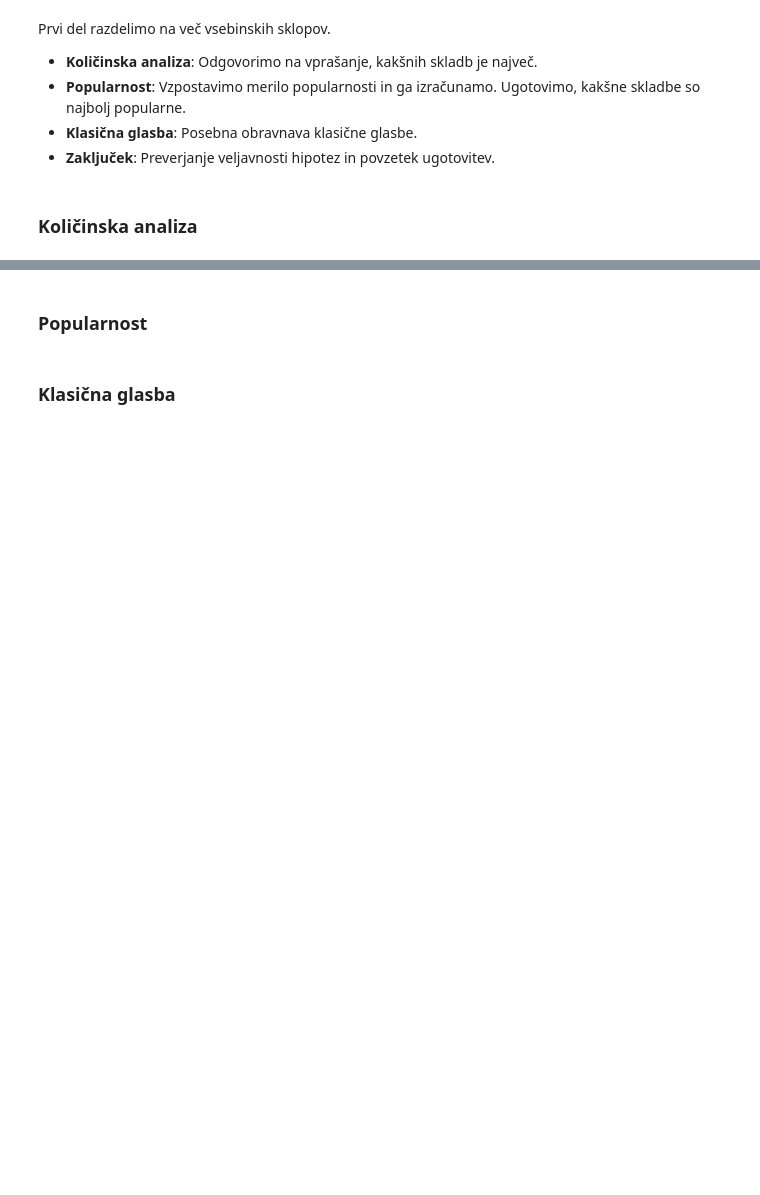
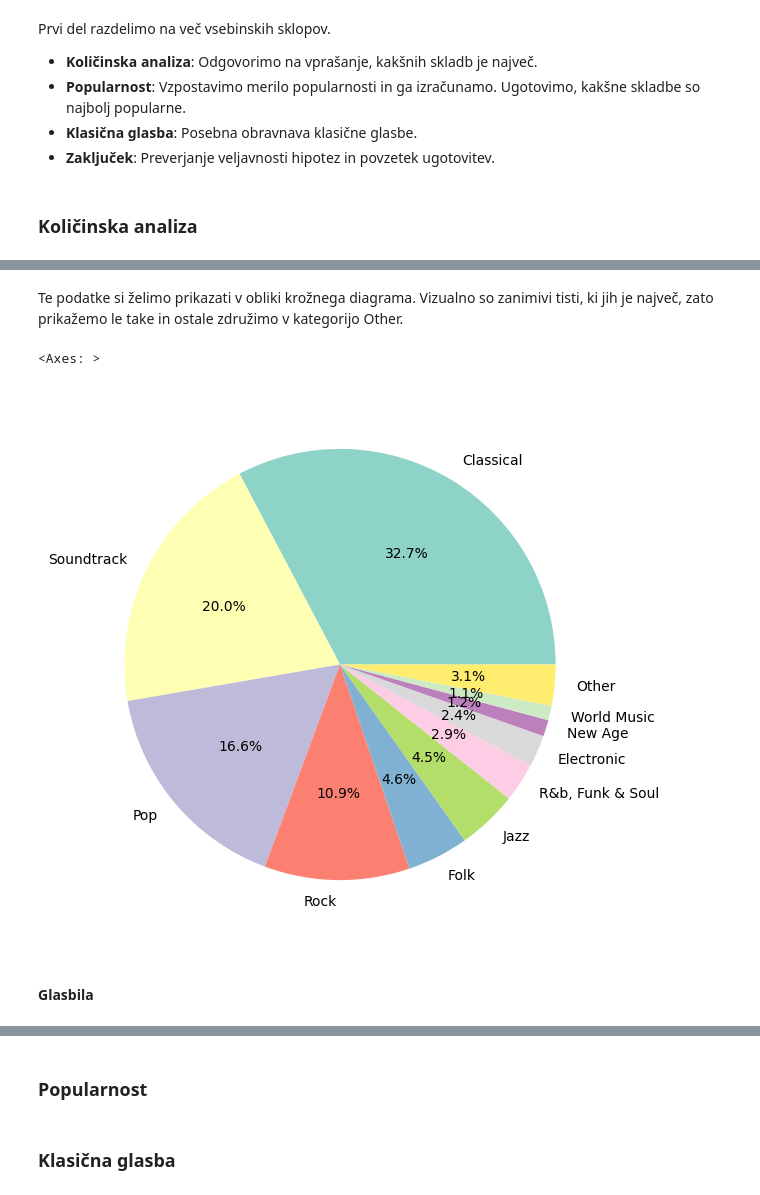
Before and after one commit to klara-stantic/Prog1-projektna, a Jupyter notebook: analiza_podatkov.ipynb, the cells around one changed output, grey strips where cells are left out. Drawn from its saved outputs; the diff is of its cells as text; code cells hidden in the pictures; blank space fills up the shorter version.

```diff
--- a/analiza_podatkov.ipynb
+++ b/analiza_podatkov.ipynb
@@ -177,0 +183,11 @@ Prvi del razdelimo na več vsebinskih sklopov.
+# %%
+# Združimo tabeli music in genre glede na music_id
+zanri_povezano = music.merge(genres, on="music_id")
+
+# Za vsak žanr preštejemo pripadajoče vnose ter jih ustrezno razvrstimo
+genre_frequency = zanri_povezano.groupby("genre").size().sort_values(ascending=False)
+
+# Popravimo indekse
+genre_frequency = genre_frequency.reset_index(name='frequency')
+
+genre_frequency
@@ -177,0 +204,22 @@ Prvi del razdelimo na več vsebinskih sklopov.
+# %% [markdown]
+Te podatke si želimo prikazati v obliki krožnega diagrama. Vizualno so zanimivi tisti, ki jih je največ, zato prikažemo le take in ostale združimo v kategorijo Other.
+# %%
+# Poiščemo najštevilčnejše
+top_genres = genre_frequency.head(10)
+
+# Preštejemo skupno število vseh ostalih
+other_genres = genre_frequency["frequency"][10:].sum()
+
+# Najštevilčnejšim žanrom dodamo podatek o ostalih
+pie_data = pd.concat([top_genres, pd.DataFrame({'genre': ['Other'], 'frequency': [other_genres]})])
+
+# Za namene grafa bomo kot indeks uporabili genre
+pie_data = pie_data.set_index("genre")
+
+# Podatki za grafični prikaz
+pie_data.plot.pie(y="frequency", figsize=(7, 7), legend=False, autopct='%1.1f%%', ylabel="", colormap='Set3')
+# %% [output]
+<Axes: >
+[figure, added]
+# %% [markdown]
+#### Glasbila
```
Also changed, not shown: parts of 32 cells of this notebook.
